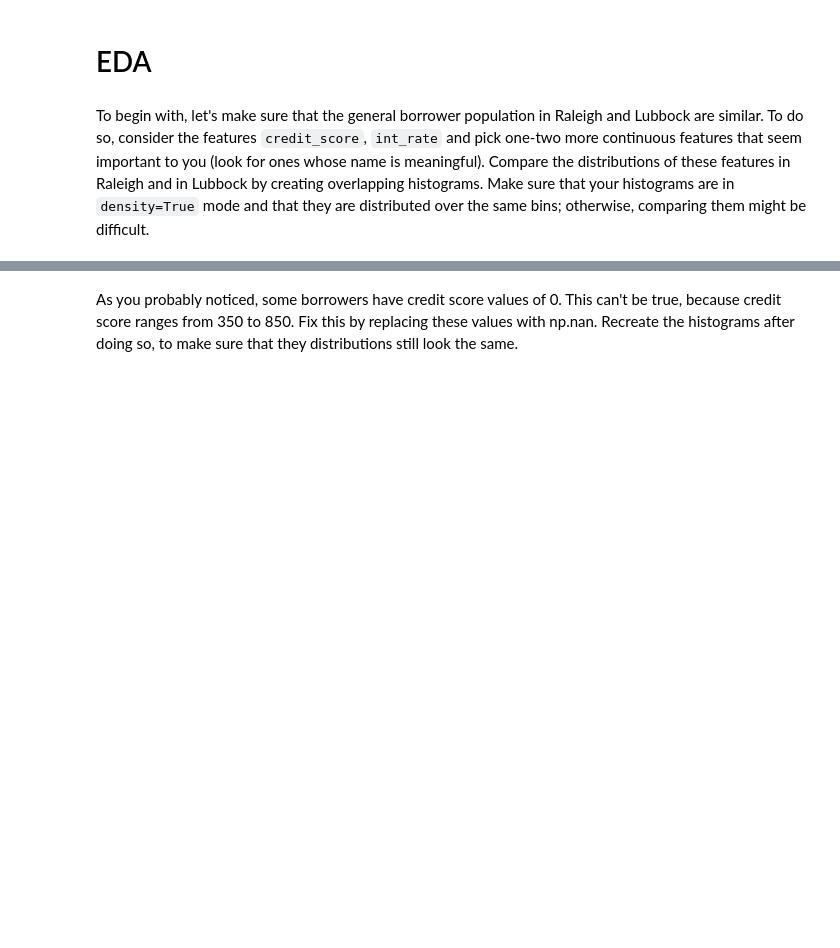
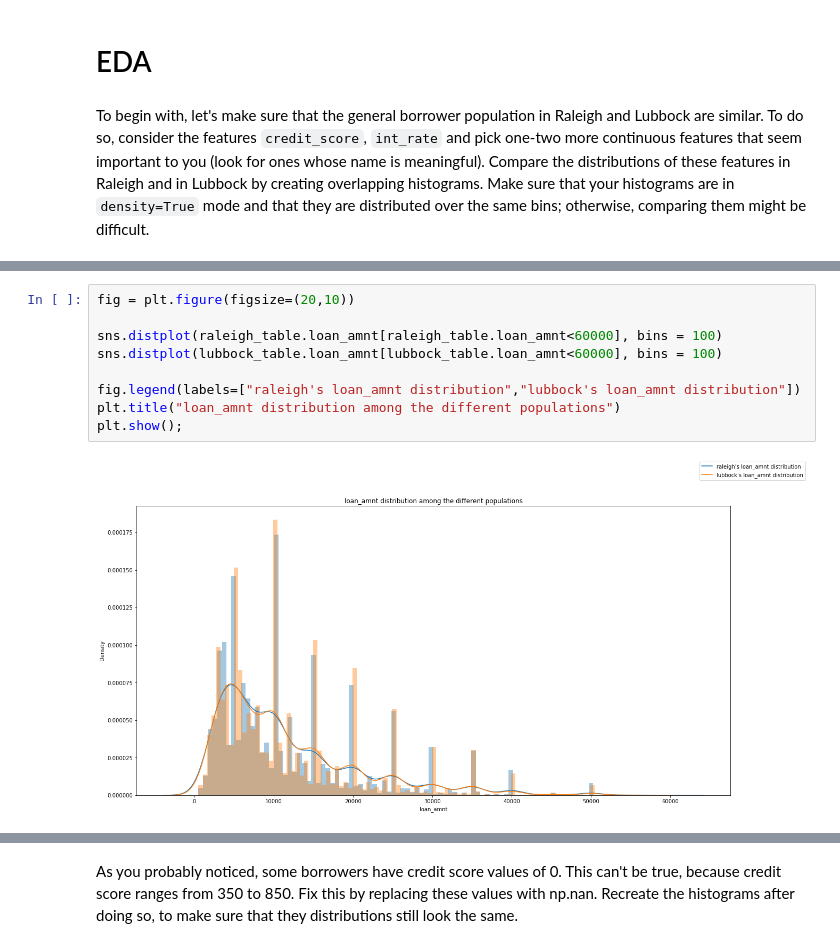
Before and after one commit to Pagaya-Pro/PagayaPro2021, a Jupyter notebook: assignments/assignment2/assignment2.ipynb, the cells around one changed output, grey strips where cells are left out. Saved outputs shown, nothing was run; the diff lists cells and outputs as text; blank space fills up the shorter version.

```diff
--- a/assignments/assignment2/assignment2.ipynb
+++ b/assignments/assignment2/assignment2.ipynb
@@ -41,0 +147,11 @@ To begin with, let's make sure that the general borrower population in Raleigh a
+# %%
+fig = plt.figure(figsize=(20,10))
+
+sns.distplot(raleigh_table.loan_amnt[raleigh_table.loan_amnt<60000], bins = 100)
+sns.distplot(lubbock_table.loan_amnt[lubbock_table.loan_amnt<60000], bins = 100)
+
+fig.legend(labels=["raleigh's loan_amnt distribution","lubbock's loan_amnt distribution"])
+plt.title("loan_amnt distribution among the different populations")
+plt.show();
+# %% [output]
+[figure, added]
```
Also changed, not shown: parts of 24 cells of this notebook, 8 other files.
